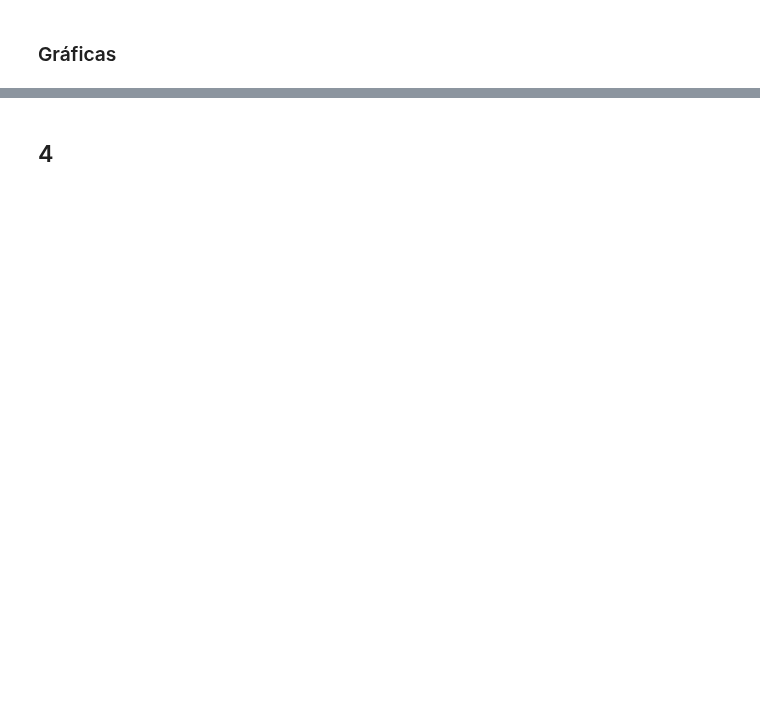
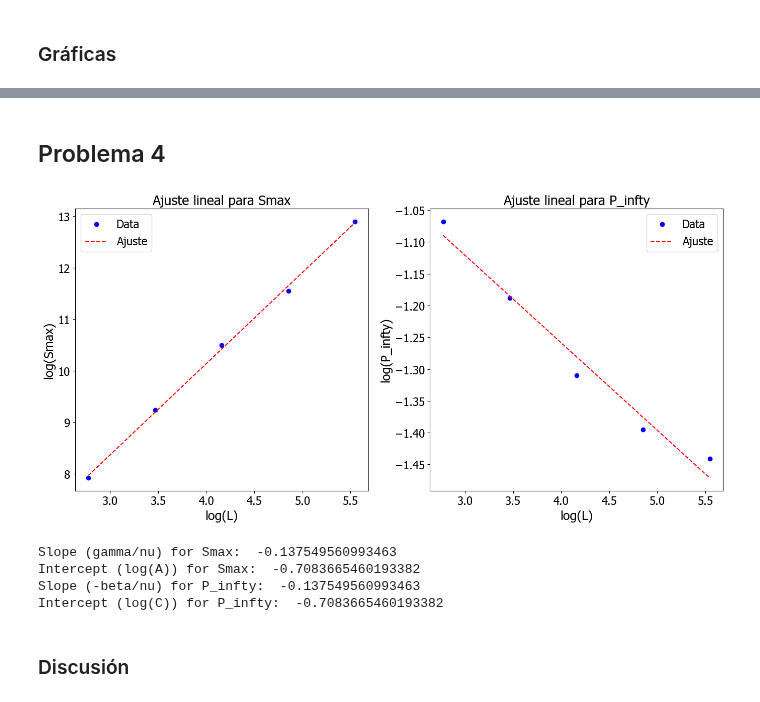
Before and after one commit to apareram/f-sica-computacional, a Jupyter notebook: labs/lab5_P3y4_XimenaLorenzoAlberto.ipynb, the cells around one changed output, grey strips where cells are left out. Saved outputs shown, nothing was run; the diff lists cells and outputs as text; code cells hidden in the pictures; blank space fills up the shorter version.

```diff
--- a/labs/lab5_P3y4_XimenaLorenzoAlberto.ipynb
+++ b/labs/lab5_P3y4_XimenaLorenzoAlberto.ipynb
@@ -237,2 +235,2 @@ plt.show()
 # %% [markdown]
-## 4
+## Problema 4
@@ -261,0 +237,48 @@ print("log(A)= ",corte)
+# %%
+# Ajuste lineal y gráficas
+lados = np.array(sizes)
+loglados = np.log(lados)
+logSmax = np.log(list(Smax.values()))
+logP_infty = np.log(list(P_infty.values()))
+# %%
+fig, axs = plt.subplots(1, 2, figsize=(14, 7))
+
+# Gráfica para Smax
+slope, corte = lineFit(loglados, logSmax)
+ajuste = slope * loglados + corte
+axs[0].plot(loglados, logSmax, 'bo', label='Data')
+axs[0].plot(loglados, ajuste, 'r--', label='Ajuste')
+axs[0].set_xlabel("log(L)", fontsize=18)
+axs[0].set_ylabel("log(Smax)", fontsize=18)
+axs[0].set_title("Ajuste lineal para Smax")
+axs[0].legend()
+
+# Gráfica para P_infty
+slope, corte = lineFit(loglados, logP_infty)
+ajuste = slope * loglados + corte
+axs[1].plot(loglados, logP_infty, 'bo', label='Data')
+axs[1].plot(loglados, ajuste, 'r--', label='Ajuste')
+axs[1].set_xlabel("log(L)", fontsize=18)
+axs[1].set_ylabel("log(P_infty)", fontsize=18)
+axs[1].set_title("Ajuste lineal para P_infty")
+axs[1].legend()
+
+plt.tight_layout()
+plt.show()
+# %% [output]
+[figure, added]
+# %%
+print("Slope (gamma/nu) for Smax: ", slope)
+print("Intercept (log(A)) for Smax: ", corte)
+
+# Repetir el cálculo para P_infty
+slope, corte = lineFit(loglados, logP_infty)
+print("Slope (-beta/nu) for P_infty: ", slope)
+print("Intercept (log(C)) for P_infty: ", corte)
+# %% [output]
+Slope (gamma/nu) for Smax:  -0.137549560993463
+Intercept (log(A)) for Smax:  -0.7083665460193382
+Slope (-beta/nu) for P_infty:  -0.137549560993463
+Intercept (log(C)) for P_infty:  -0.7083665460193382
+# %% [markdown]
+### Discusión
```
Also changed, not shown: parts of 10 cells of this notebook, 4 other files.
